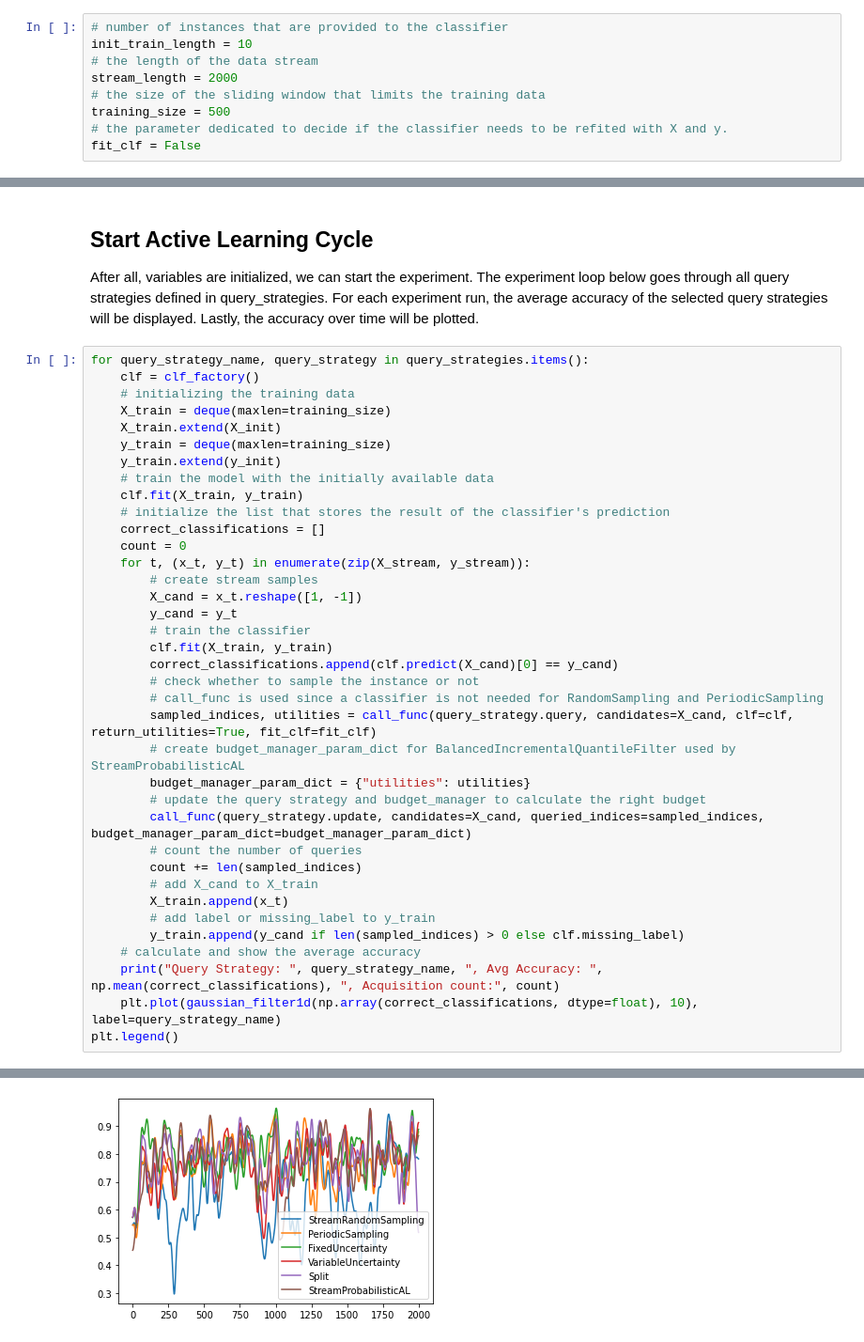
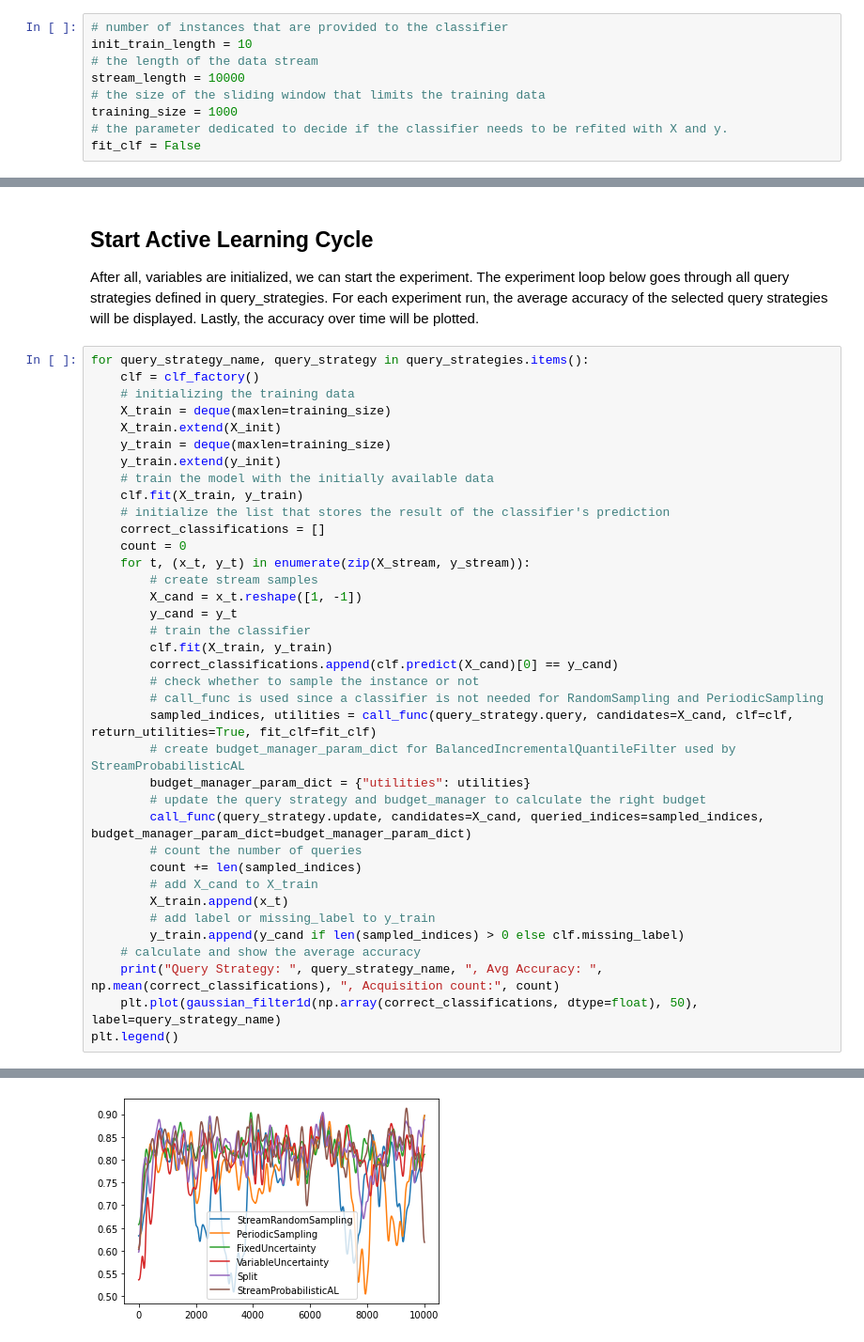
Before and after one commit to scikit-activeml/scikit-activeml, a Jupyter notebook: tutorials/20_stream_getting_started.ipynb, the cells around one changed output, grey strips where cells are left out. Shown at 94% size. Cells and saved outputs as stored; diff of their text form.

Commit message:
rerun stream notebooks

```diff
--- a/tutorials/20_stream_getting_started.ipynb
+++ b/tutorials/20_stream_getting_started.ipynb
@@ -19,9 +19,9 @@ Before the experiments can start, we need to construct a random data set. For th
 # number of instances that are provided to the classifier
 init_train_length = 10
 # the length of the data stream
-stream_length = 2000
+stream_length = 10000
 # the size of the sliding window that limits the training data
-training_size = 500
+training_size = 1000
 # the parameter dedicated to decide if the classifier needs to be refited with X and y.
 fit_clf = False
 # %% [markdown]
@@ -94,6 +94,6 @@ for query_strategy_name, query_strategy in query_strategies.items():
         y_train.append(y_cand if len(sampled_indices) > 0 else clf.missing_label)
     # calculate and show the average accuracy
     print("Query Strategy: ", query_strategy_name, ", Avg Accuracy: ", np.mean(correct_classifications), ", Acquisition count:", count)
-    plt.plot(gaussian_filter1d(np.array(correct_classifications, dtype=float), 10), label=query_strategy_name)
+    plt.plot(gaussian_filter1d(np.array(correct_classifications, dtype=float), 50), label=query_strategy_name)
 plt.legend()
 # %% [output]
@@ -106,2 +106,2 @@ Query Strategy:  StreamProbabilisticAL , Avg Accuracy:  0.7735 , Acquisition cou
 <matplotlib.legend.Legend at 0x...>
-[figure, old version]
+[figure, new version]
```
Also changed, not shown: parts of 1 cell of this notebook, 1 other file.
